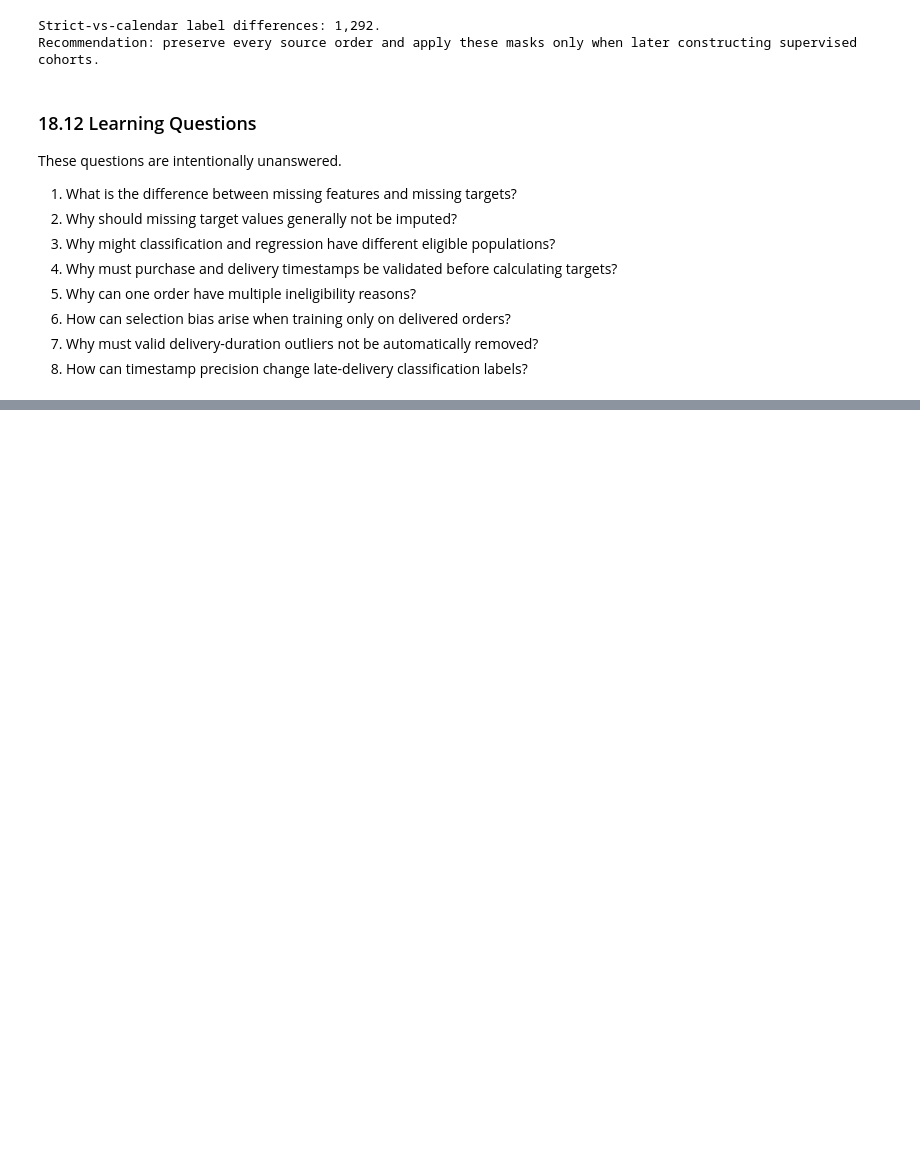
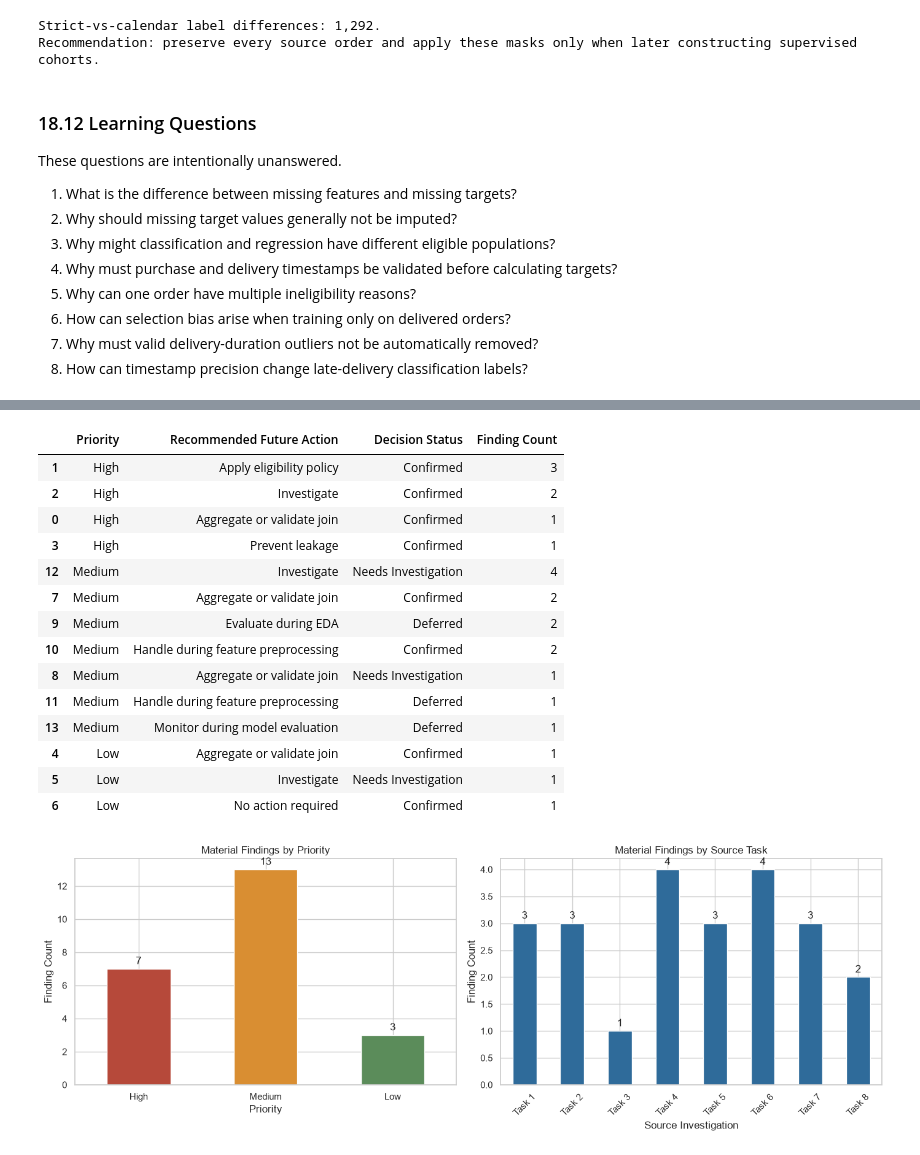
Before and after one commit to mmubashir95/ecommerce-delivery-intelligence, a Jupyter notebook: notebooks/02_data_quality.ipynb, the cells around one changed output, grey strips where cells are left out. Cells and saved outputs as stored; diff of their text form; code cells hidden in the pictures; blank space fills up the shorter version.

Commit message:
feat: add data quality summary

```diff
--- a/notebooks/02_data_quality.ipynb
+++ b/notebooks/02_data_quality.ipynb
@@ -5465,0 +5632,15 @@ These questions are intentionally unanswered.
+# %%
+referential_summary = referential_findings[[
+    "Relationship", "Child Key", "Parent Key", "Expected Cardinality", "Applicable Rows",
+    "Matched Rows", "Unmatched Rows", "Match Percentage", "Classification", "ML Impact",
+]].copy()
+display(referential_summary.round({"Match Percentage": 4}))
+
+geo_zip_counts = geolocation_zip_reference["geolocation_zip_code_prefix"].value_counts()
+geolocation_join_summary = pd.DataFrame([{
+    "Raw geolocation rows": len(geolocation), "Distinct ZIP prefixes": geo_zip_counts.size,
+    "ZIP prefixes with multiple rows": int(geo_zip_counts.gt(1).sum()),
+    "Maximum rows for one ZIP": int(geo_zip_counts.max()),
+    "Required safeguard": "Create and validate one documented ZIP-level lookup before joining",
+}])
+display(geolocation_join_summary)
@@ -5465,0 +5784,46 @@ These questions are intentionally unanswered.
+# %%
+priority_action_summary = (
+    data_quality_issue_register.groupby(["Priority", "Recommended Future Action", "Decision Status"], observed=True)
+    .size().rename("Finding Count").reset_index()
+)
+priority_order = pd.CategoricalDtype(["High", "Medium", "Low"], ordered=True)
+priority_action_summary["Priority"] = priority_action_summary["Priority"].astype(priority_order)
+display(priority_action_summary.sort_values(["Priority", "Finding Count"], ascending=[True, False]))
+
+fig, axes = plt.subplots(1, 2, figsize=(14, 5))
+priority_counts = data_quality_issue_register["Priority"].value_counts().reindex(["High", "Medium", "Low"], fill_value=0)
+priority_counts.plot(kind="bar", ax=axes[0], color=["#B6493A", "#D98E32", "#5B8C5A"])
+axes[0].set_title("Material Findings by Priority")
+axes[0].set_xlabel("Priority")
+axes[0].set_ylabel("Finding Count")
+axes[0].tick_params(axis="x", rotation=0)
+for container in axes[0].containers:
+    axes[0].bar_label(container, padding=3)
+
+task_counts = data_quality_issue_register["Source Task"].value_counts().sort_index()
+task_counts.plot(kind="bar", ax=axes[1], color="#2F6B9A")
+axes[1].set_title("Material Findings by Source Task")
+axes[1].set_xlabel("Source Investigation")
+axes[1].set_ylabel("Finding Count")
+axes[1].tick_params(axis="x", rotation=45)
+for container in axes[1].containers:
+    axes[1].bar_label(container, padding=3)
+plt.tight_layout()
+plt.show()
+# %% [output]
+|  | Priority | Recommended Future Action | Decision Status | Finding Count |
+| 1 | High | Apply eligibility policy | Confirmed | 3 |
+| 2 | High | Investigate | Confirmed | 2 |
+| 0 | High | Aggregate or validate join | Confirmed | 1 |
+| 3 | High | Prevent leakage | Confirmed | 1 |
+| 12 | Medium | Investigate | Needs Investigation | 4 |
+| 7 | Medium | Aggregate or validate join | Confirmed | 2 |
+| 9 | Medium | Evaluate during EDA | Deferred | 2 |
+| 10 | Medium | Handle during feature preprocessing | Confirmed | 2 |
+| 8 | Medium | Aggregate or validate join | Needs Investigation | 1 |
+| 11 | Medium | Handle during feature preprocessing | Deferred | 1 |
+| 13 | Medium | Monitor during model evaluation | Deferred | 1 |
+| 4 | Low | Aggregate or validate join | Confirmed | 1 |
+| 5 | Low | Investigate | Needs Investigation | 1 |
+| 6 | Low | No action required | Confirmed | 1 |
+[figure, added]
```
Also changed, not shown: parts of 22 cells of this notebook.
